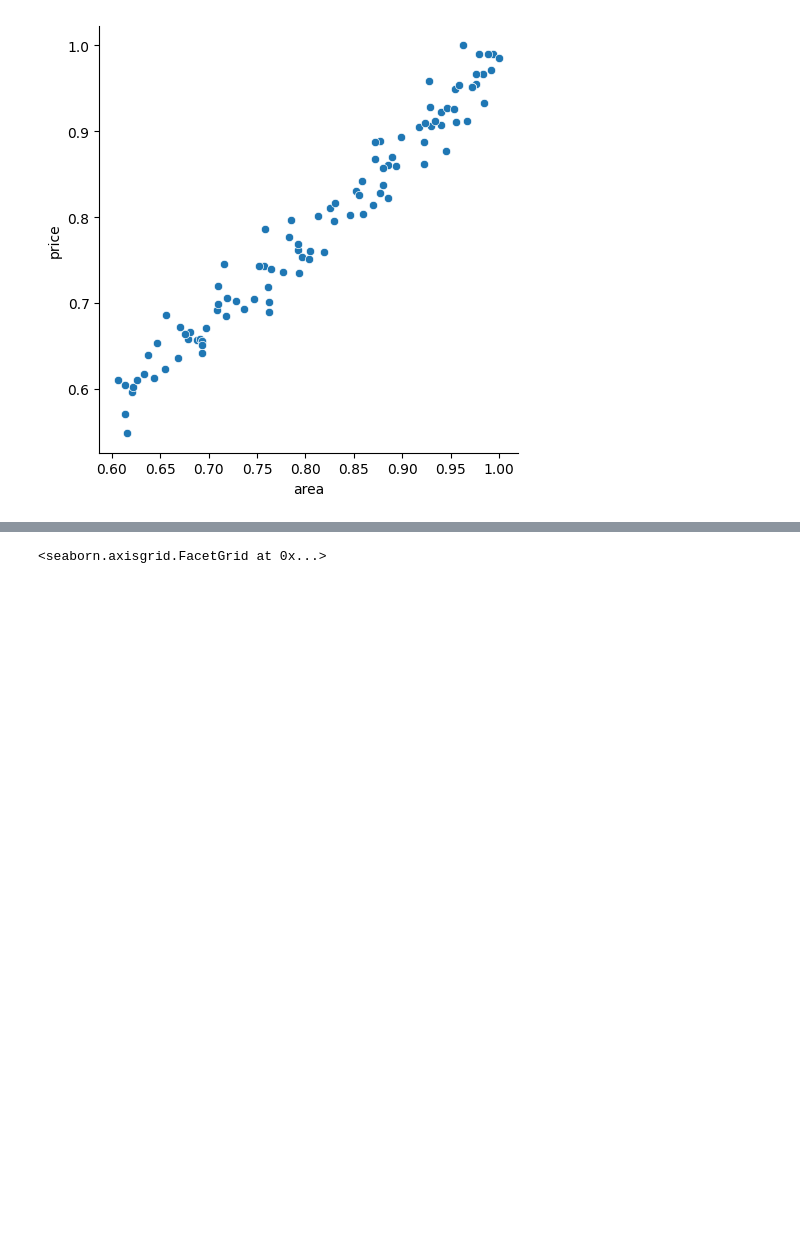
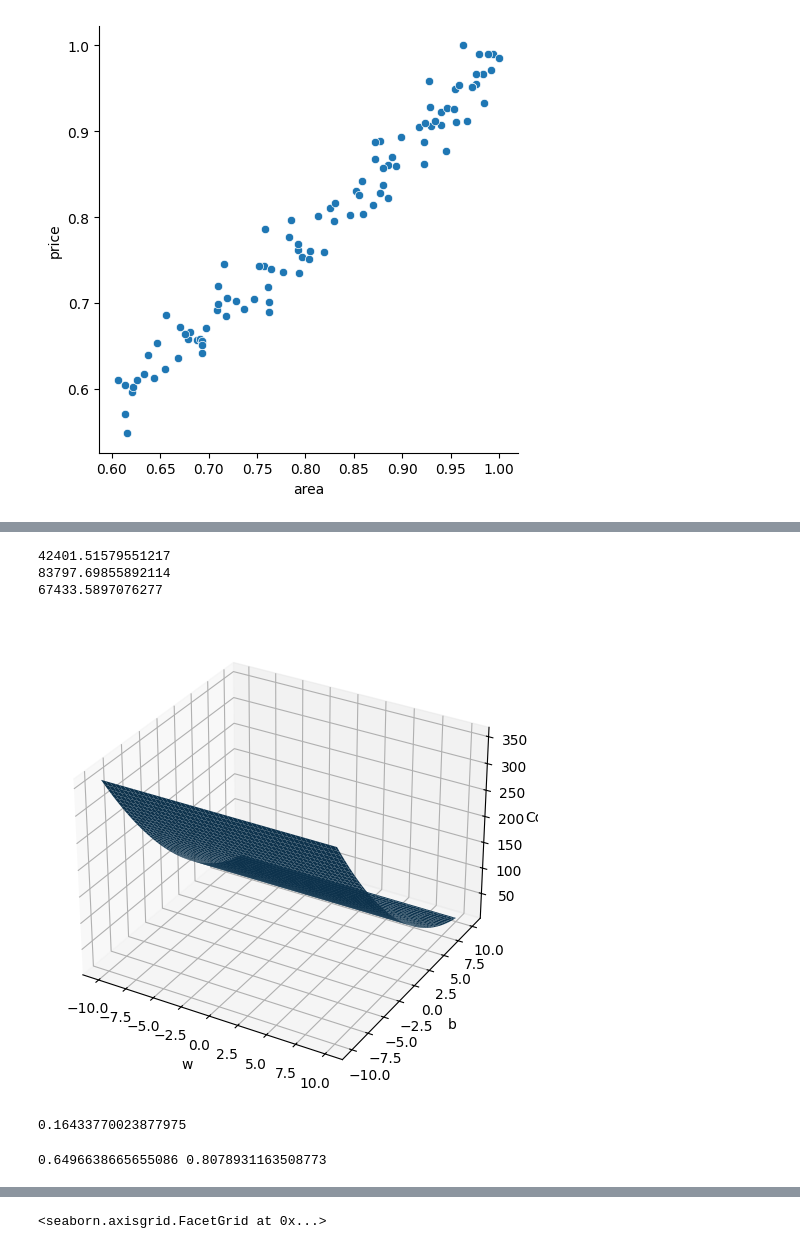
Before and after one commit to KamranMdShaikh/20241215_ML, a Jupyter notebook: test.ipynb, the cells around one changed output, grey strips where cells are left out. Drawn from its saved outputs; the diff is of its cells as text; code cells hidden in the pictures; blank space fills up the shorter version.

```diff
--- a/test.ipynb
+++ b/test.ipynb
@@ -101,0 +166,12 @@ Bias: 0.15
+# %%
+def cost_function(x, y_true, w, b):
+    y_pred = get_house_price(x, w, b)
+    mse = np.sum((y_true - y_pred) ** 2) / len(y_true)
+    return mse
+
+
+X = house_dataset['area']
+y_true = house_dataset['price']
+
+loss = cost_function(X, y_true, w, b)
+print(f'loss:  {loss: .2f}')
@@ -101,0 +180,68 @@ Bias: 0.15
+# %%
+loss_1 = cost_function(X, y_true, w=100, b=125)
+print(loss_1)
+
+loss_2 = cost_function(X, y_true, w=124, b=189)
+print(loss_2)
+
+loss_3 = cost_function(X, y_true, w=112, b=169)
+print(loss_3)
+# %% [output]
+42401.51579551217
+83797.69855892114
+67433.5897076277
+# %%
+""" ML model's objective is to reduce loss / cost function.
+"""
+weights = np.linspace(-10, 10, 100)
+biases = np.linspace(-10, 10, 100)
+weights_mesh, biases_mesh = np.meshgrid(weights, biases)
+
+""" We will produce 100,00 points
+Each point: (w, b, loss)
+"""
+losses_mesh = []
+for w in tqdm(np.ravel(weights_mesh[0])):
+    for b in np.ravel(biases_mesh[0]):
+        loss = cost_function(X, y_true, w, b)
+        losses_mesh.append(loss)
+
+losses_mesh = np.array(losses_mesh)
+losses_mesh = losses_mesh.reshape(weights_mesh.shape)
+# %%
+fig = plt.figure(figsize=(6, 6))
+ax = fig.add_subplot(111, projection='3d')
+ax.plot_surface(weights_mesh, biases_mesh, losses_mesh)
+ax.set_xlabel('w')
+ax.set_ylabel('b')
+ax.set_zlabel('Cost')
+plt.show()
+# %% [output]
+[figure, added]
+# %%
+""" Gradient Descent
+"""
+def compute_gradient(X, y_true, w, b):
+    delta=0.001
+    cost1 = cost_function(X, y_true, w, b)
+    cost2 = cost_function(X, y_true, w + delta, b)
+    cost3 = cost_function(X, y_true, w, b + delta)
+    dw = (cost2 - cost1) / delta
+    db = (cost3 - cost1) / delta
+    return dw, db
+
+
+w = np.random.uniform(0, 1)
+b = np.random.uniform(0, 1)
+
+
+loss = cost_function(X, y_true, w, b)
+print(loss)
+# %% [output]
+0.16433770023877975
+# %%
+""" calculate gradient """
+dw, db = compute_gradient(X, y_true, w, b)
+print(dw, db)
+# %% [output]
+0.6496638665655086 0.8078931163508773
```
Also changed, not shown: parts of 6 cells of this notebook.
